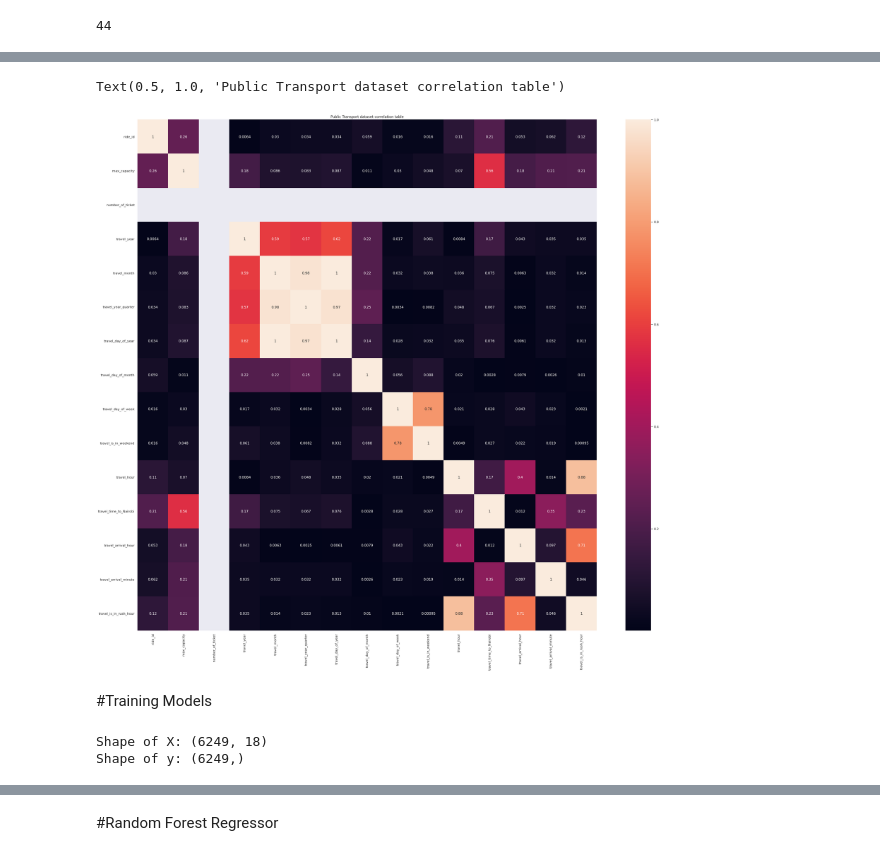
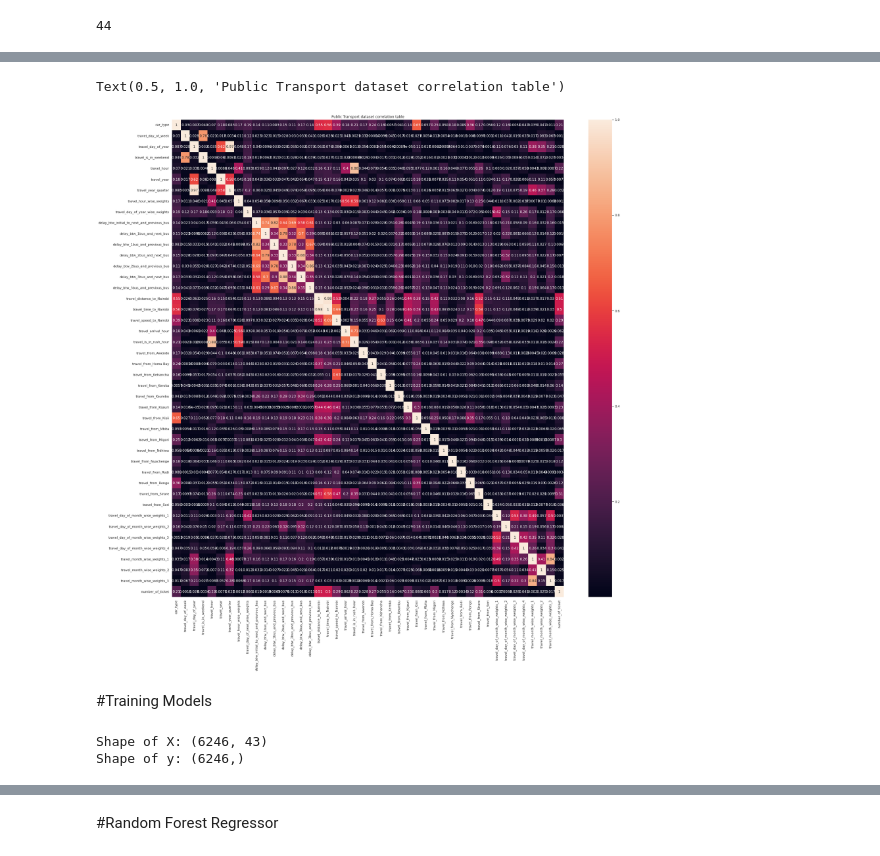
Before and after one commit to eshitalakhani/Transport-Demand-Prediction, a Jupyter notebook: Copy_of_Demand_Prediction_for_Public_Transport_Capstone_Project.ipynb, the cells around one changed output, grey strips where cells are left out. Drawn from its saved outputs; the diff is of its cells as text; code cells hidden in the pictures.

```diff
--- a/Copy_of_Demand_Prediction_for_Public_Transport_Capstone_Project.ipynb
+++ b/Copy_of_Demand_Prediction_for_Public_Transport_Capstone_Project.ipynb
@@ -424,7 +531,8 @@ trans_dppt['travel_time_to_Nairobi'] = trans_dppt.travel_from.map(travel_time_to
 # %%
+trans_df['travel_speed_to_Nairobi'] = trans_df.travel_distance_to_Nairobi / trans_df.travel_time_to_Nairobi
 fig = plt.figure(figsize=(10,7))
 ax = fig.gca()
-sns.histplot(x="travel_time_to_Nairobi", data=trans_dppt, color='#ad1759', kde=True)
+sns.histplot(x="travel_speed_to_Nairobi", data=trans_df, color='#ad1759', kde=True)
 sns.set_theme(style='darkgrid')
-ax.set_title('Distribution of travel time to Nairobi')
+ax.set_title('Distribution of travel speed to Nairobi')
 # %% [output]
@@ -455,8 +563,8 @@ travel_time_to_Nairobi_dict
  'Sirare': datetime.timedelta(seconds=29040),
  'Sori': datetime.timedelta(seconds=25860)}
 # %%
-trans_dppt['travel_arrival_data_and_time'] = trans_dppt.travel_from.map(travel_time_to_Nairobi_dict)
-trans_dppt['travel_arrival_data_and_time'] = trans_dppt.travel_date_and_time + trans_dppt['travel_arrival_data_and_time']
-trans_dppt['travel_arrival_hour'] = trans_dppt.travel_arrival_data_and_time.dt.hour
-trans_dppt['travel_arrival_minute'] = trans_dppt.travel_arrival_data_and_time.dt.minute
-trans_dppt["travel_is_in_rush_hour"]= trans_dppt.travel_arrival_hour.apply(lambda h: 1 if (h>=7) and (h<= 17) else 0)
+trans_df['travel_arrival_data_and_time'] = trans_df.travel_from.map(travel_time_to_Nairobi_dict)
+trans_df['travel_arrival_data_and_time'] = trans_df.travel_date_and_time + trans_df['travel_arrival_data_and_time']
+trans_df['travel_arrival_hour'] = trans_df.travel_arrival_data_and_time.dt.hour
+trans_df['travel_arrival_minute'] = trans_df.travel_arrival_data_and_time.dt.minute
+trans_df["travel_is_in_rush_hour"]= trans_df.travel_arrival_hour.apply(lambda h: 1 if (h>=7) and (h<= 17) else 0)
@@ -471 +591,7 @@ Index(['ride_id', 'travel_from', 'car_type', 'max_capacity',
       dtype='object')
+# %%
+cat_features = ['travel_from','travel_day_of_month_wise_weights','travel_month_wise_weights']
+trans_df = pd.get_dummies(trans_df, columns=cat_features)
+label_enc = {'Bus':1, 'shuttle':0}
+trans_df.car_type.replace(label_enc, inplace= True)
+trans_df.head()
@@ -513,0 +648,3 @@ trans_dppt.head()
+# %%
+transport_df = trans_df[req_columns]
+transport_df.head()
@@ -514,12 +659,12 @@ trans_dppt.head()
 # %%
-trans_dppt_corr = trans_dppt.corr()
-fig = plt.figure(figsize=(35,32))
+transport_df_corr = transport_df.corr()
+fig = plt.figure(figsize=(30,30))
 ax = fig.gca()
-sns.heatmap(abs(trans_dppt_corr), annot=True, cmap='rocket')
+sns.heatmap(abs(transport_df_corr), annot=True, cmap='rocket')
 plt.title('Public Transport dataset correlation table')
 # %% [output]
 Text(0.5, 1.0, 'Public Transport dataset correlation table')
-[figure, old version]
+[figure, new version]
 # %% [markdown]
 #Training Models
 # %%
@@ -536,14 +681,14 @@ def adjusted_r2(x, r2):
   return adj_r2
 # %%
 # Seperating dependent and independent variables of the dataset
-X = trans_dppt.drop(['number_of_ticket'], axis= 1).copy()
-y = trans_dppt['number_of_ticket'].copy()
+X = transport_df.drop(['number_of_ticket'], axis= 1).copy()
+y = transport_df['number_of_ticket'].copy()
 
 print(f"Shape of X: {X.shape}")
 print(f"Shape of y: {y.shape}")
 # %% [output]
-Shape of X: (6249, 18)
-Shape of y: (6249,)
+Shape of X: (6246, 43)
+Shape of y: (6246,)
 # %%
 # Splitting the dataset for Training and Testing models
 X_train, X_test, y_train, y_test = train_test_split(X, y, test_size= 0.3, random_state= 30)
```
Also changed, not shown: parts of 103 cells of this notebook.
